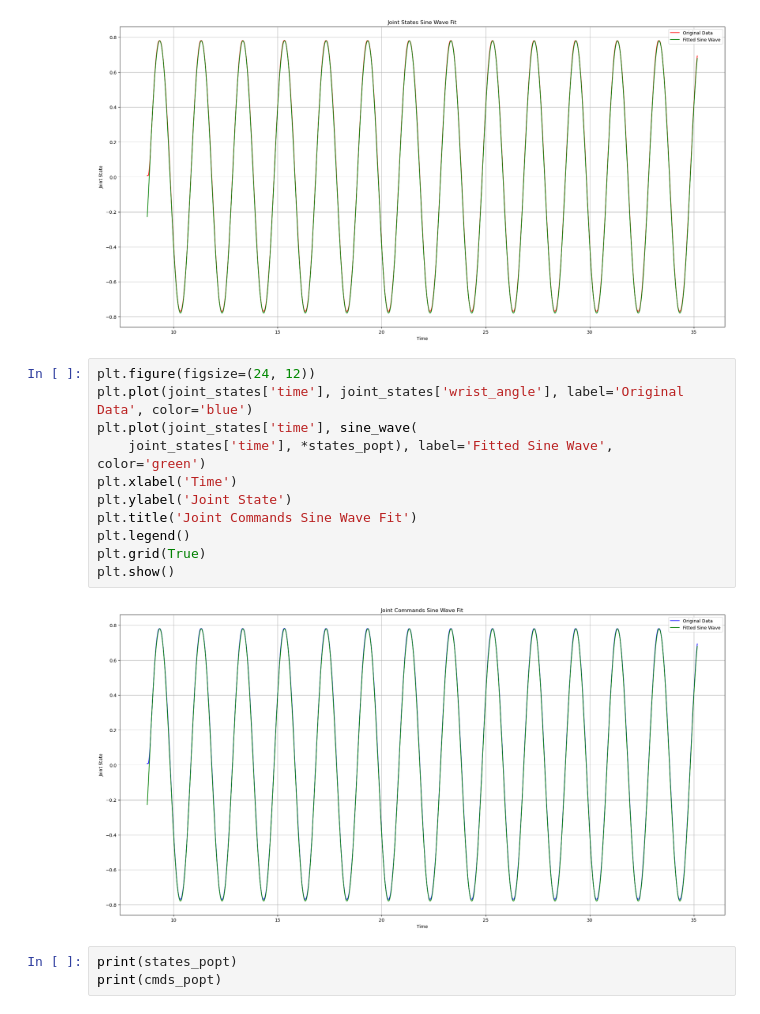
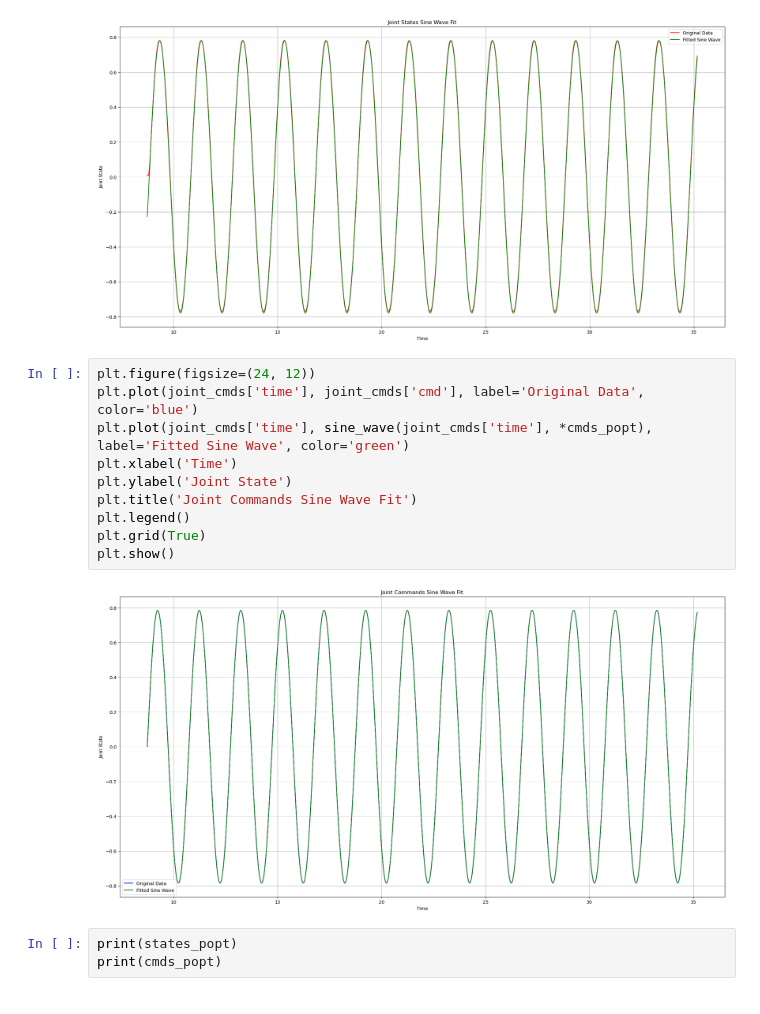
Before and after one commit to BCLab-UNM/MARIAM, a Jupyter notebook: analysis/arm_controller_delay/servo_motor_delay.ipynb, the cells around one changed output. Cells and saved outputs as stored; diff of their text form.

Commit message:
updated figures in servo_motor_delay.ipynb

```diff
--- a/analysis/arm_controller_delay/servo_motor_delay.ipynb
+++ b/analysis/arm_controller_delay/servo_motor_delay.ipynb
@@ -181,17 +181,16 @@ plt.show()
 [figure]
 # %%
 plt.figure(figsize=(24, 12))
-plt.plot(joint_states['time'], joint_states['wrist_angle'], label='Original Data', color='blue')
-plt.plot(joint_states['time'], sine_wave(
-    joint_states['time'], *states_popt), label='Fitted Sine Wave', color='green')
+plt.plot(joint_cmds['time'], joint_cmds['cmd'], label='Original Data', color='blue')
+plt.plot(joint_cmds['time'], sine_wave(joint_cmds['time'], *cmds_popt), label='Fitted Sine Wave', color='green')
 plt.xlabel('Time')
 plt.ylabel('Joint State')
 plt.title('Joint Commands Sine Wave Fit')
 plt.legend()
 plt.grid(True)
 plt.show()
 # %% [output]
-[figure, old version]
+[figure, new version]
 # %%
 print(states_popt)
 print(cmds_popt)
```
